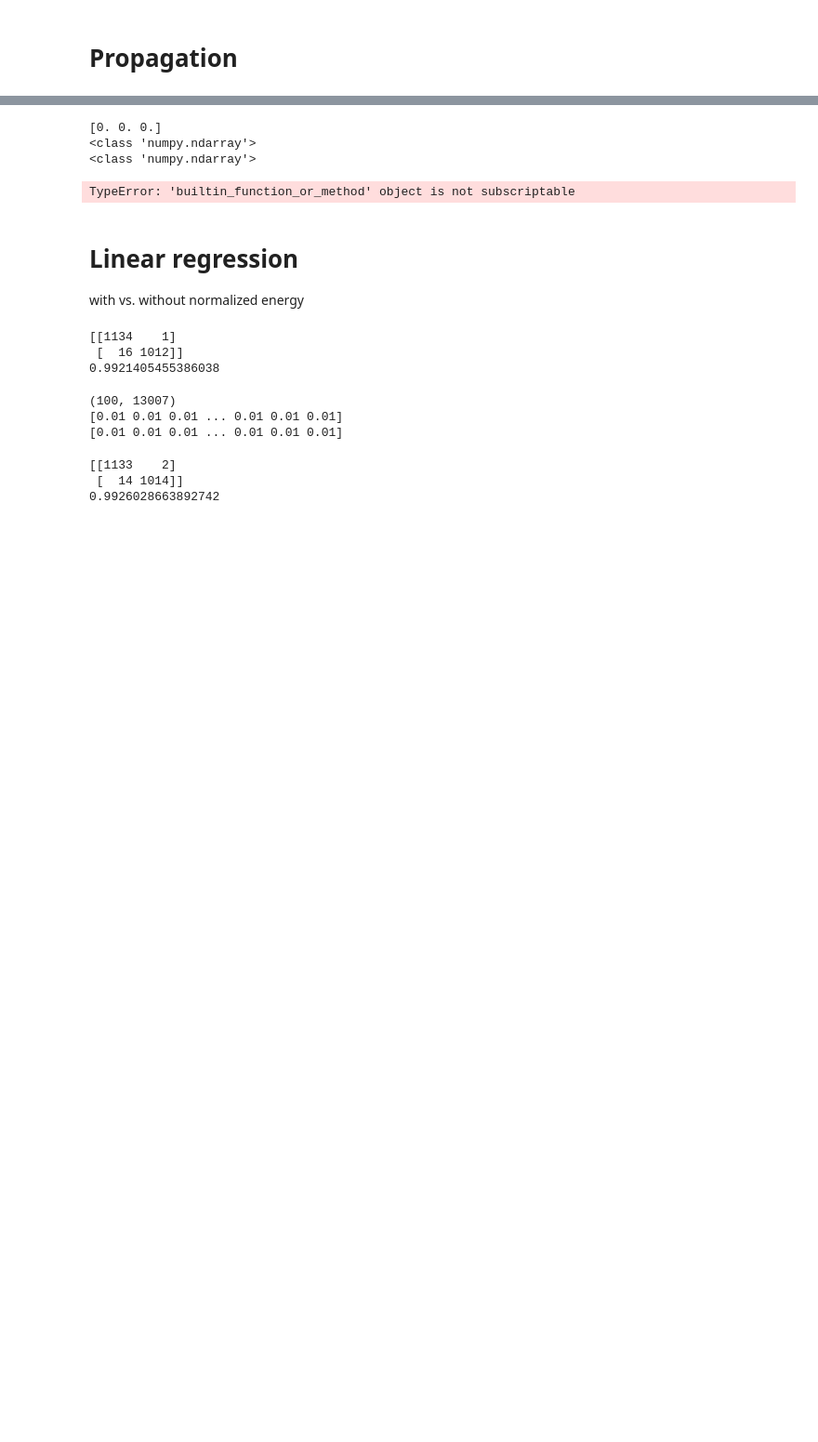
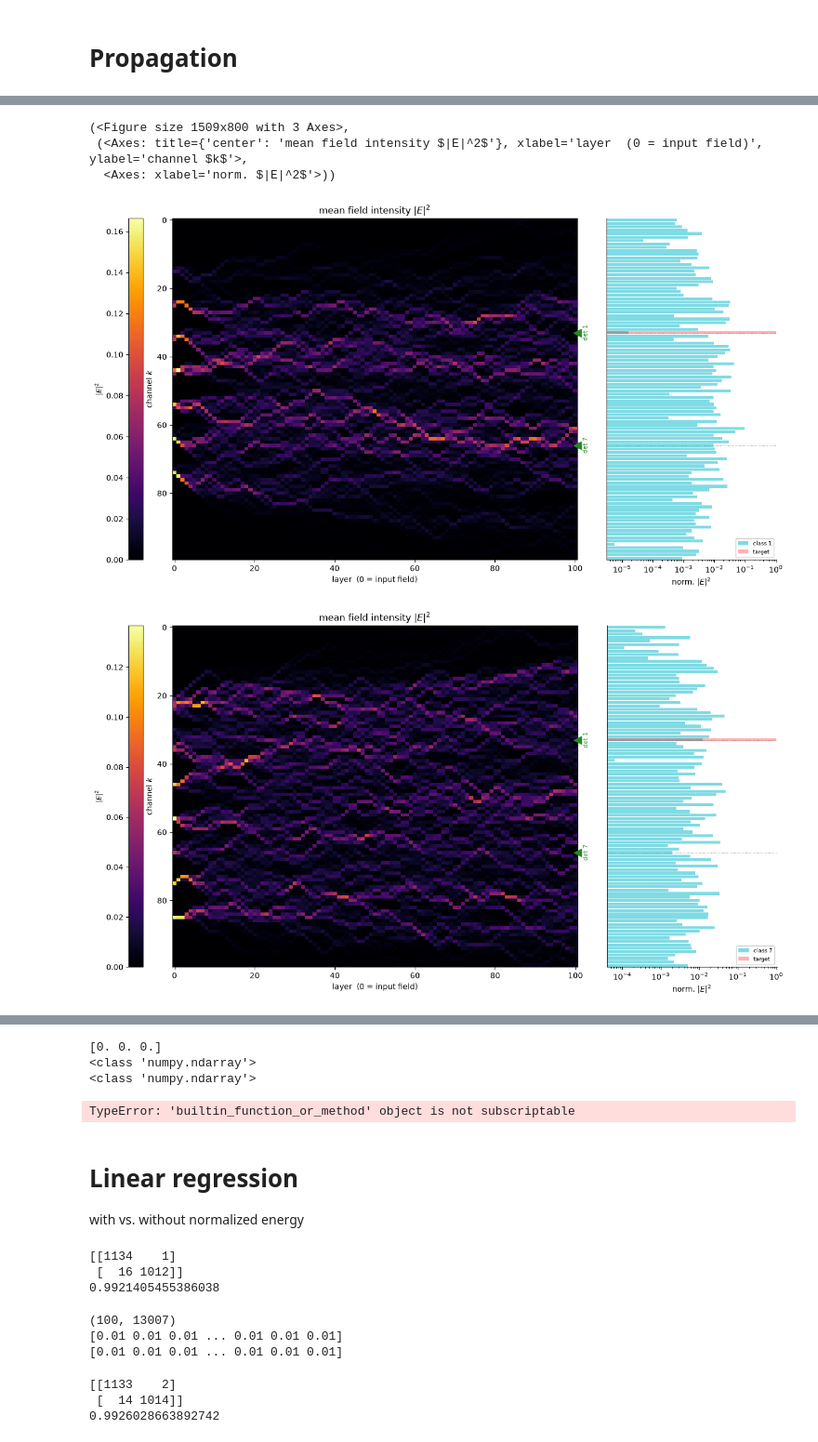
Before and after one commit to kaschdaniel/MANTIS, a Jupyter notebook: Debug.ipynb, the cells around one changed output, grey strips where cells are left out. Shown at 93% size. Cells and saved outputs as stored; diff of their text form; code cells hidden in the pictures; blank space fills up the shorter version.

```diff
--- a/Debug.ipynb
+++ b/Debug.ipynb
@@ -115 +120,10 @@ fig, _ = plot_intensity_map(I, detectors=[33,66])
+# %%
+plot_intensity_map_with_histogram(np.abs(E_hist[:,:,40])**2, det1=33, det7=66, Y=Y[40])
+plot_intensity_map_with_histogram(np.abs(E_hist[:,:,64])**2, det1=33, det7=66, Y=Y[64])
+# %% [output]
+(<Figure size 1509x800 with 3 Axes>,
+ (<Axes: title={'center': 'mean field intensity $|E|^2$'}, xlabel='layer  (0 = input field)', ylabel='channel $k$'>,
+  <Axes: xlabel='norm. $|E|^2$'>))
+[figure, added]
+[figure, added]
 # %%
```
Also changed, not shown: parts of 6 cells of this notebook, 3 other files.
